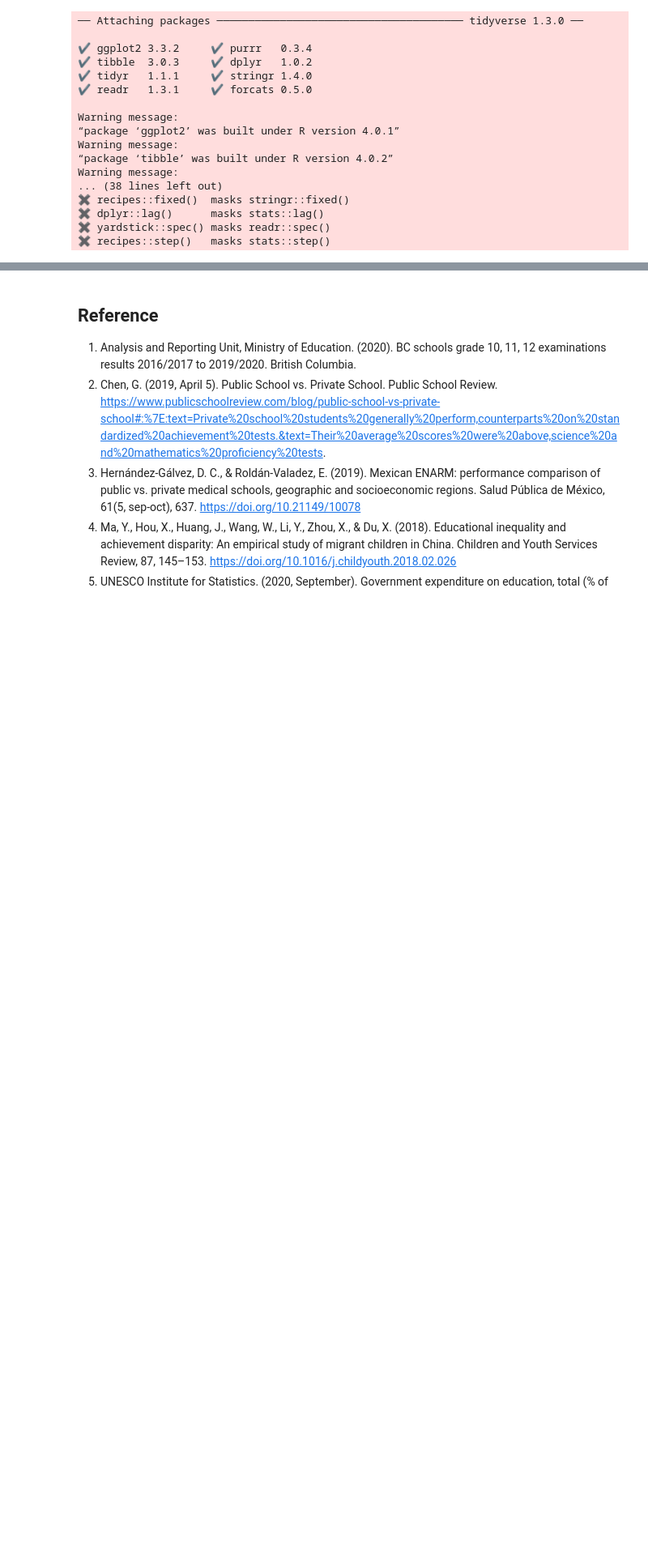
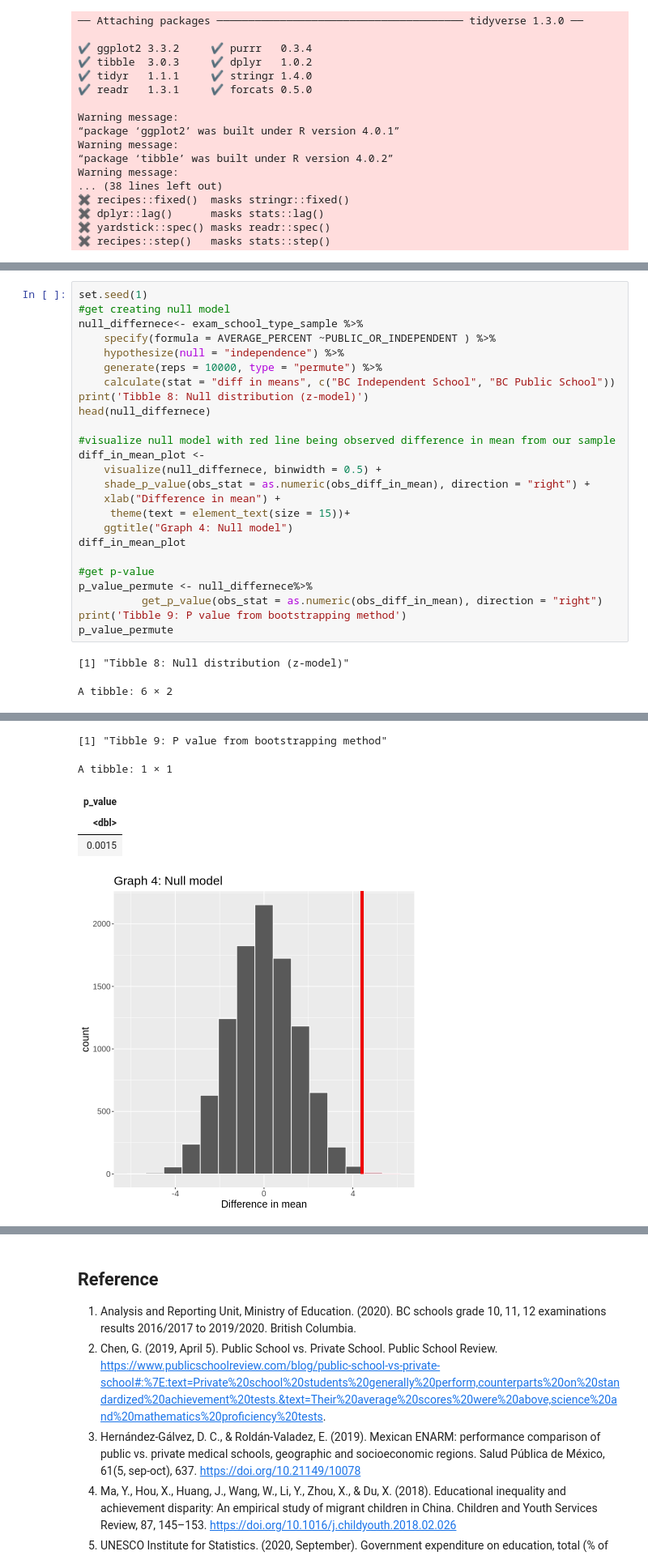
Before and after one commit to michelleykim/bc_exams_analysis, a Jupyter notebook: report.ipynb, the cells around one changed output, grey strips where cells are left out. Shown at 81% size. Drawn from its saved outputs; the diff is of its cells as text; blank space fills up the shorter version.

```diff
--- a/report.ipynb
+++ b/report.ipynb
@@ -419,0 +261,28 @@ This analysis suggests that there is/are some factor(s) that result in private h
+# %%
+set.seed(1)
+#get creating null model
+null_differnece<- exam_school_type_sample %>%
+    specify(formula = AVERAGE_PERCENT ~PUBLIC_OR_INDEPENDENT ) %>%
+    hypothesize(null = "independence") %>%
+    generate(reps = 10000, type = "permute") %>%
+    calculate(stat = "diff in means", c("BC Independent School", "BC Public School"))
+print('Tibble 8: Null distribution (z-model)')
+head(null_differnece)
+
+#visualize null model with red line being observed difference in mean from our sample
+diff_in_mean_plot <-
+    visualize(null_differnece, binwidth = 0.5) +
+    shade_p_value(obs_stat = as.numeric(obs_diff_in_mean), direction = "right") +
+    xlab("Difference in mean") +
+     theme(text = element_text(size = 15))+
+    ggtitle("Graph 4: Null model")
+diff_in_mean_plot
+
+#get p-value
+p_value_permute <- null_differnece%>%
+          get_p_value(obs_stat = as.numeric(obs_diff_in_mean), direction = "right")
+print('Tibble 9: P value from bootstrapping method')
+p_value_permute
+# %% [output]
+[1] "Tibble 8: Null distribution (z-model)"
+A tibble: 6 × 2
@@ -419,0 +297,6 @@ This analysis suggests that there is/are some factor(s) that result in private h
+[1] "Tibble 9: P value from bootstrapping method"
+A tibble: 1 × 1
+| p_value |
+| <dbl> |
+| 0.0015 |
+[figure, added]
```
Also changed, not shown: parts of 37 cells of this notebook.
